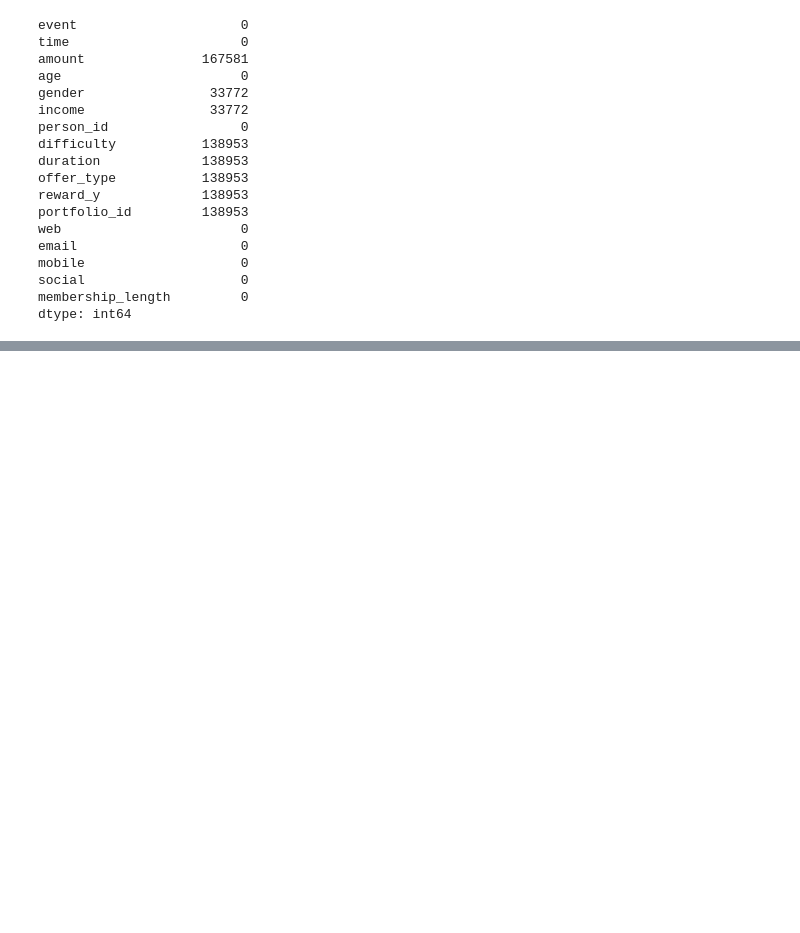
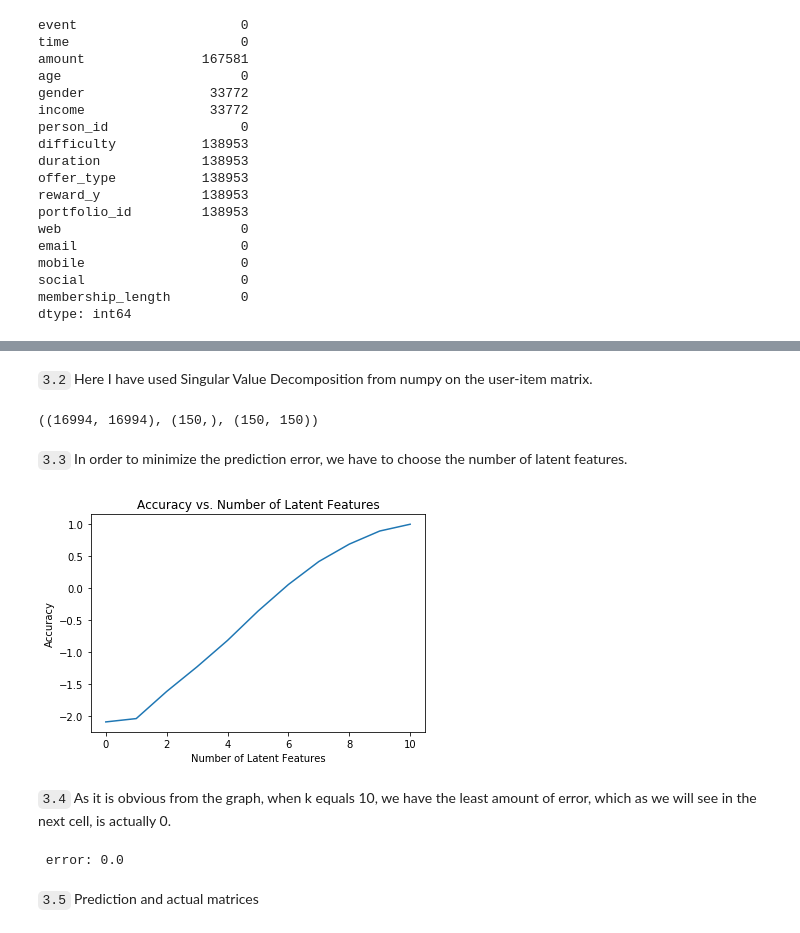
Before and after one commit to tmargary/Starbucks_Capstone, a Jupyter notebook: Starbucks_Capstone_notebook.ipynb, the cells around one changed output, grey strips where cells are left out. Saved outputs shown, nothing was run; the diff lists cells and outputs as text; code cells hidden in the pictures; blank space fills up the shorter version.

```diff
--- a/Starbucks_Capstone_notebook.ipynb
+++ b/Starbucks_Capstone_notebook.ipynb
@@ -513,0 +275,6 @@ len(profile)
+# %%
+# creating the user-offer matrix with 1's and 0's
+
+user_item = df_offer_received.groupby(by=['person_id', 'portfolio_id']).agg(lambda x: 1).unstack().fillna(0)
+order_received_mat = np.matrix(user_item)
+print(order_received_mat)
@@ -513,0 +289,52 @@ len(profile)
+# %% [markdown]
+`3.2` Here I have used Singular Value Decomposition from numpy on the user-item matrix.
+# %%
+# SVD on the order_received_mat
+u, s, vt = np.linalg.svd(order_received_mat)
+# %%
+# shapes of SVD components
+u.shape, s.shape, vt.shape
+# %% [output]
+((16994, 16994), (150,), (150, 150))
+# %% [markdown]
+`3.3` In order to minimize the prediction error, we have to choose the number of latent features.
+# %%
+#deciding the number of latent features
+num_latent_feats = np.arange(10+1)
+sum_errs = []
+
+for k in num_latent_feats:
+    # restructure with k latent features
+    s_new, u_new, vt_new = np.diag(s[:k]), u[:, :k], vt[:k, :]
+
+    # take dot product
+    user_item_est = np.around(np.dot(np.dot(u_new, s_new), vt_new))
+
+    # compute error for each prediction to actual value
+    diffs = np.subtract(order_received_mat, user_item_est)
+
+    # total errors and keep track of them
+    err = np.sum(np.sum(np.abs(diffs)))
+    sum_errs.append(err)
+
+
+plt.plot(num_latent_feats, 1 - np.array(sum_errs)/df.shape[0]);
+plt.xlabel('Number of Latent Features');
+plt.ylabel('Accuracy');
+plt.title('Accuracy vs. Number of Latent Features');
+
+# source: Udacity's Recommendations_with_IBM
+# %% [output]
+[figure, added]
+# %% [markdown]
+`3.4` As it is obvious from the graph, when k equals 10, we have the least amount of error, which as we will see in the next cell, is actually 0.
+# %%
+k = 10
+s_new, u_new, vt_new = np.diag(s[:k]), u[:, :k], vt[:k, :]
+user_item_est = np.around(np.dot(np.dot(u_new, s_new), vt_new))
+diffs = np.subtract(order_received_mat, user_item_est)
+print(f' error: {np.sum(np.sum(np.abs(diffs)))}')
+# %% [output]
+ error: 0.0
+# %% [markdown]
+`3.5` Prediction and actual matrices
```
Also changed, not shown: parts of 47 cells of this notebook, 1 other file.
